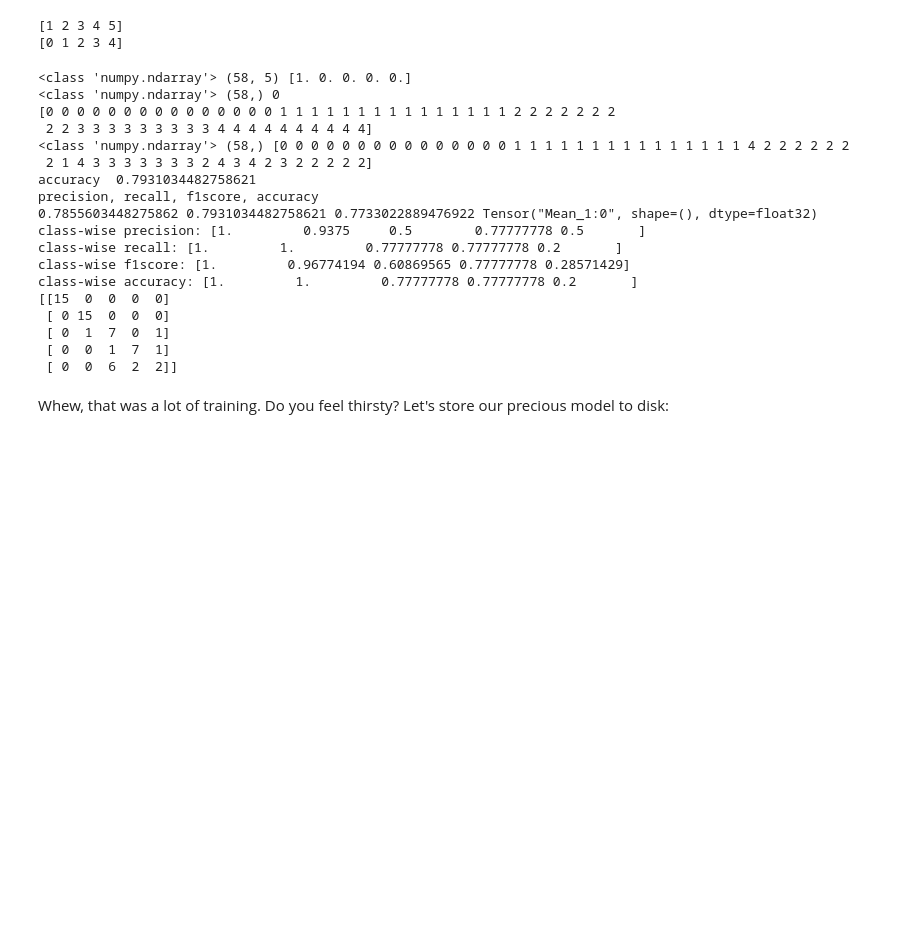
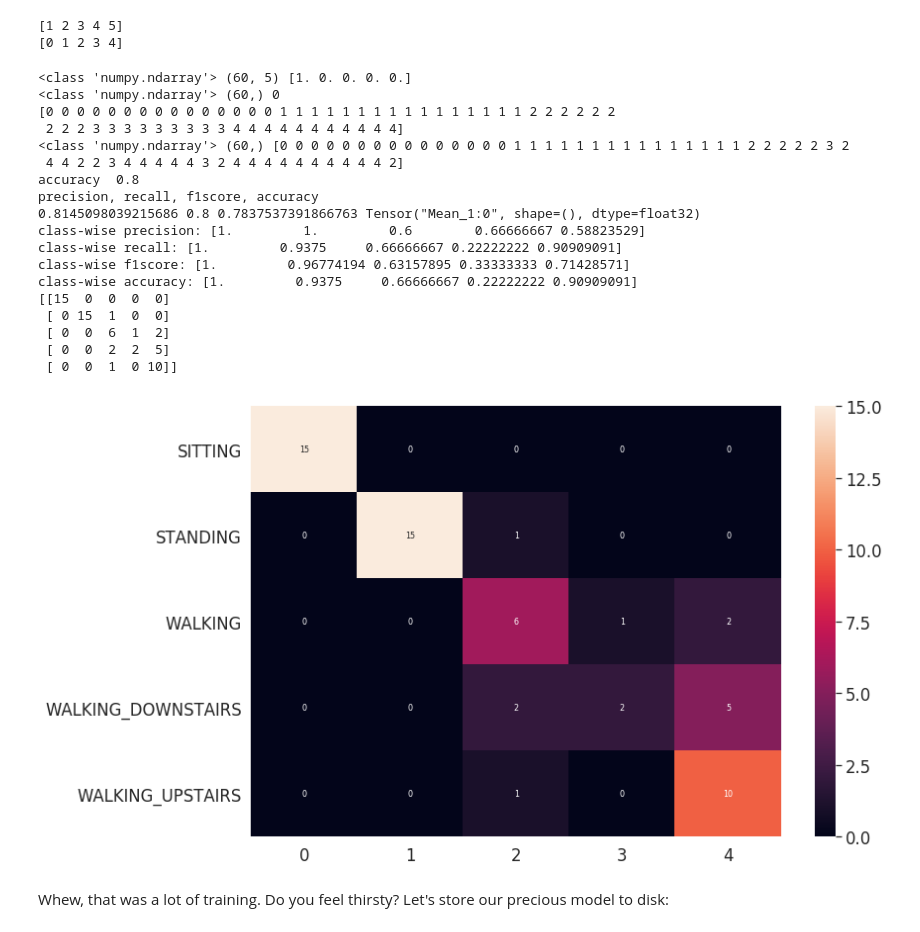
Before and after one commit to hasantarek2002/HAR, a Jupyter notebook: ML Code/human_activity_recognition_MINE.ipynb, the cells around one changed output. Cells and saved outputs as stored; diff of their text form; code cells hidden in the pictures; blank space fills up the shorter version.

```diff
--- a/ML Code/human_activity_recognition_MINE.ipynb
+++ b/ML Code/human_activity_recognition_MINE.ipynb
@@ -311,7 +340,7 @@ accuracy = tf.reduce_mean(tf.cast(correct_pred, dtype=tf.float32))
 
 The training part contains a lot of TensorFlow boilerplate. We will train our model for 50 epochs and keep track of accuracy and error:
 # %%
-N_EPOCHS = 10
+N_EPOCHS = 50
 BATCH_SIZE = 16
 # %%
 saver = tf.train.Saver()
@@ -397,49 +431,57 @@ print(test_y)
 #print(predictions)
 #print(type(predictions), predictions.shape, predictions[0])
 l= np.argmax(predictions, axis=1)
 #print (type(l), l.shape, l)
 #print (type(l), l.shape)
 
 pred = activity_ids[np.argmax(predictions, axis=1)]
 print(type(pred),pred.shape, pred)
 
 
 acc = accuracy_score(test_y, pred)
 
 precision, recall, f1score, _ = precision_recall_fscore_support(test_y, pred, average='weighted')
 print('accuracy ', acc)
 print("precision, recall, f1score, accuracy")
 print( precision,recall,f1score,accuracy)
 
 cm_all = confusion_matrix(test_y, pred)
 
 class_prec, class_rec, class_f1 = classification_report(cm_all)
 class_acc = cm_all.diagonal()/np.sum(cm_all, axis=1)
 print('class-wise precision:',class_prec)
 print('class-wise recall:',class_rec)
 print('class-wise f1score:',class_f1)
 print('class-wise accuracy:',class_acc)
 
 print(cm_all.astype('int'))
+
+#array = confusion_matrix(true_all, pred_all)
+array = confusion_matrix(test_y, pred)
+df_cm = pd.DataFrame(array, range(5),range(5))
+#sn.set(font_scale=1)#for label size
+sn.heatmap(df_cm, annot=True,annot_kws={"size": 8},yticklabels=('SITTING', 'STANDING', 'WALKING', 'WALKING_DOWNSTAIRS', 'WALKING_UPSTAIRS'))# font size
+plt.show()
 # %% [output]
-<class 'numpy.ndarray'> (58, 5) [1. 0. 0. 0. 0.]
-<class 'numpy.ndarray'> (58,) 0
-[0 0 0 0 0 0 0 0 0 0 0 0 0 0 0 1 1 1 1 1 1 1 1 1 1 1 1 1 1 1 2 2 2 2 2 2 2
- 2 2 3 3 3 3 3 3 3 3 3 4 4 4 4 4 4 4 4 4 4]
-<class 'numpy.ndarray'> (58,) [0 0 0 0 0 0 0 0 0 0 0 0 0 0 0 1 1 1 1 1 1 1 1 1 1 1 1 1 1 1 4 2 2 2 2 2 2
- 2 1 4 3 3 3 3 3 3 3 2 4 3 4 2 3 2 2 2 2 2]
-accuracy  0.7931034482758621
+<class 'numpy.ndarray'> (60, 5) [1. 0. 0. 0. 0.]
+<class 'numpy.ndarray'> (60,) 0
+[0 0 0 0 0 0 0 0 0 0 0 0 0 0 0 1 1 1 1 1 1 1 1 1 1 1 1 1 1 1 1 2 2 2 2 2 2
+ 2 2 2 3 3 3 3 3 3 3 3 3 4 4 4 4 4 4 4 4 4 4 4]
+<class 'numpy.ndarray'> (60,) [0 0 0 0 0 0 0 0 0 0 0 0 0 0 0 1 1 1 1 1 1 1 1 1 1 1 1 1 1 1 2 2 2 2 2 3 2
+ 4 4 2 2 3 4 4 4 4 4 3 2 4 4 4 4 4 4 4 4 4 4 2]
+accuracy  0.8
 precision, recall, f1score, accuracy
-0.7855603448275862 0.7931034482758621 0.7733022889476922 Tensor("Mean_1:0", shape=(), dtype=float32)
-class-wise precision: [1.         0.9375     0.5        0.77777778 0.5       ]
-class-wise recall: [1.         1.         0.77777778 0.77777778 0.2       ]
-class-wise f1score: [1.         0.96774194 0.60869565 0.77777778 0.28571429]
-class-wise accuracy: [1.         1.         0.77777778 0.77777778 0.2       ]
+0.8145098039215686 0.8 0.7837537391866763 Tensor("Mean_1:0", shape=(), dtype=float32)
+class-wise precision: [1.         1.         0.6        0.66666667 0.58823529]
+class-wise recall: [1.         0.9375     0.66666667 0.22222222 0.90909091]
+class-wise f1score: [1.         0.96774194 0.63157895 0.33333333 0.71428571]
+class-wise accuracy: [1.         0.9375     0.66666667 0.22222222 0.90909091]
 [[15  0  0  0  0]
- [ 0 15  0  0  0]
- [ 0  1  7  0  1]
- [ 0  0  1  7  1]
- [ 0  0  6  2  2]]
+ [ 0 15  1  0  0]
+ [ 0  0  6  1  2]
+ [ 0  0  2  2  5]
+ [ 0  0  1  0 10]]
+[figure, added]
 # %%
 pickle.dump(predictions, open("predictions.p", "wb"))
 pickle.dump(history, open("history.p", "wb"))
```
Also changed, not shown: parts of 12 cells of this notebook, 1 other file.
